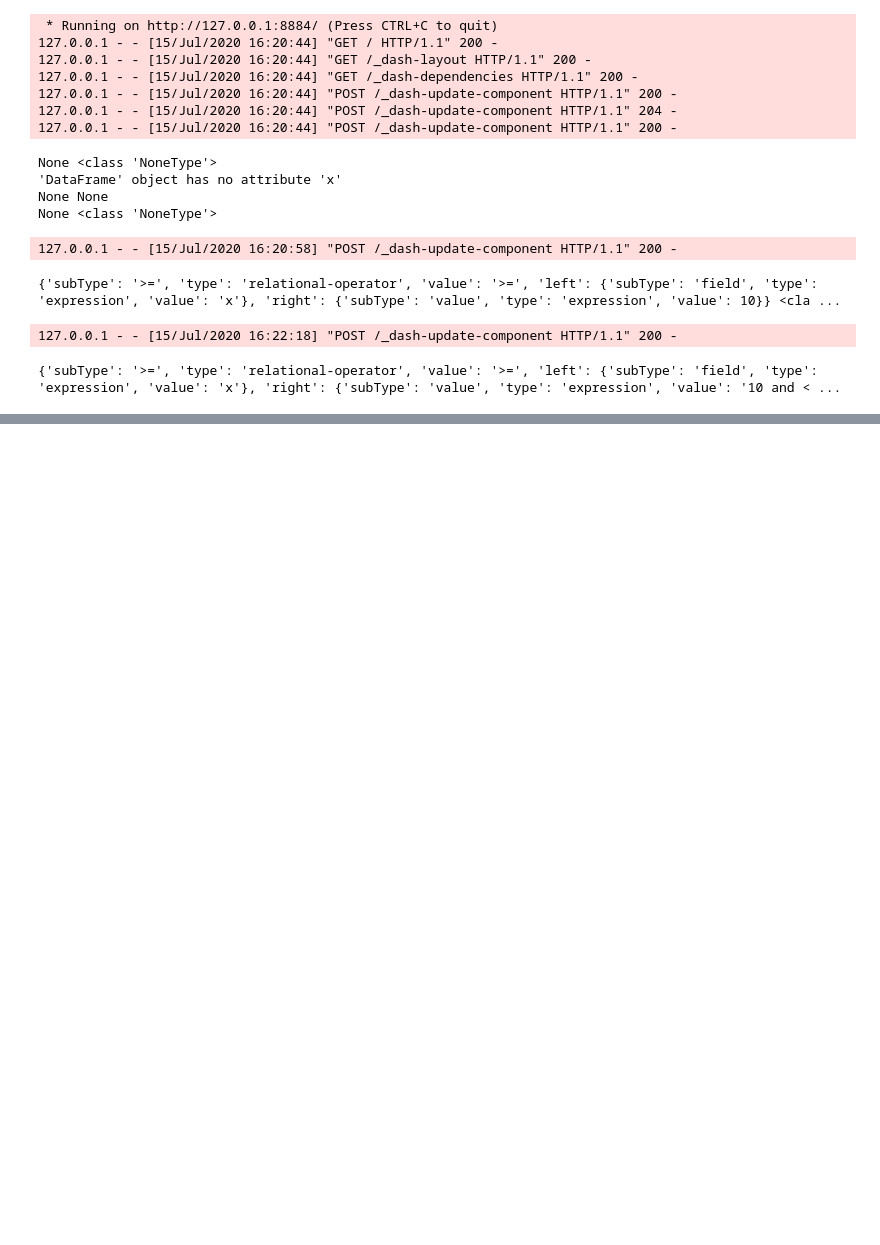
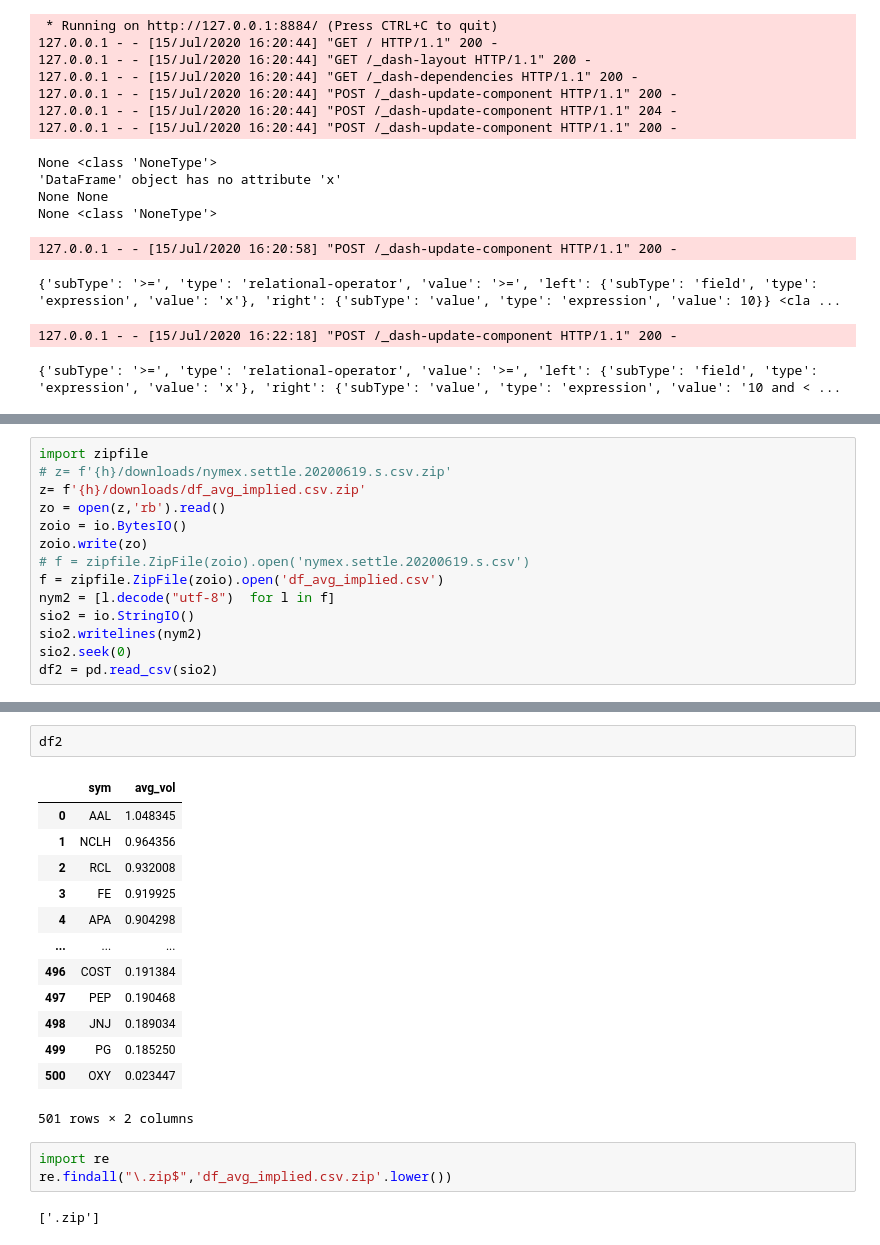
Before and after one commit to bgithub1/barchartacs, a Jupyter notebook: barchartacs/Untitled.ipynb, the cells around one changed output, grey strips where cells are left out. Cells and saved outputs as stored; diff of their text form; blank space fills up the shorter version.

```diff
--- a/barchartacs/Untitled.ipynb
+++ b/barchartacs/Untitled.ipynb
@@ -163,0 +202,14 @@ None <class 'NoneType'>
+# %%
+import zipfile
+# z= f'{h}/downloads/nymex.settle.20200619.s.csv.zip'
+z= f'{h}/downloads/df_avg_implied.csv.zip'
+zo = open(z,'rb').read()
+zoio = io.BytesIO()
+zoio.write(zo)
+# f = zipfile.ZipFile(zoio).open('nymex.settle.20200619.s.csv')
+f = zipfile.ZipFile(zoio).open('df_avg_implied.csv')
+nym2 = [l.decode("utf-8")  for l in f]
+sio2 = io.StringIO()
+sio2.writelines(nym2)
+sio2.seek(0)
+df2 = pd.read_csv(sio2)
@@ -163,0 +224,21 @@ None <class 'NoneType'>
+# %%
+df2
+# %% [output]
+|  | sym | avg_vol |
+| 0 | AAL | 1.048345 |
+| 1 | NCLH | 0.964356 |
+| 2 | RCL | 0.932008 |
+| 3 | FE | 0.919925 |
+| 4 | APA | 0.904298 |
+| ... | ... | ... |
+| 496 | COST | 0.191384 |
+| 497 | PEP | 0.190468 |
+| 498 | JNJ | 0.189034 |
+| 499 | PG | 0.185250 |
+| 500 | OXY | 0.023447 |
+501 rows × 2 columns
+# %%
+import re
+re.findall("\.zip$",'df_avg_implied.csv.zip'.lower())
+# %% [output]
+['.zip']
```
Also changed, not shown: parts of 9 cells of this notebook, 2 other files.
